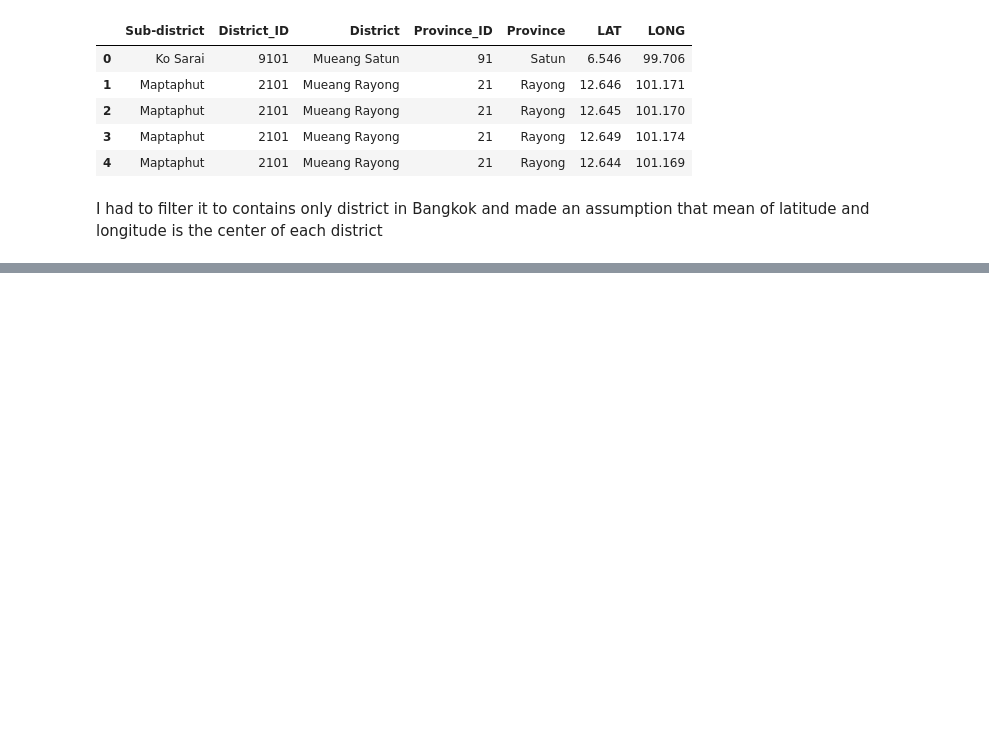
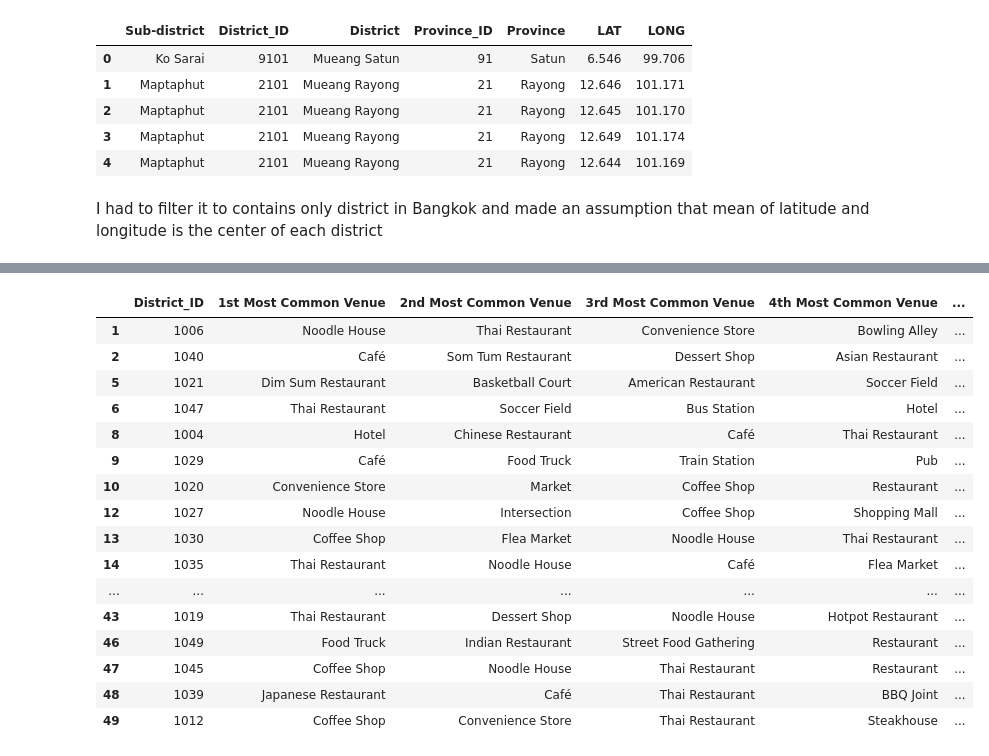
Before and after one commit to boontawatk/Coursera_Capstone, a Jupyter notebook: Describe Data.ipynb, the cells around one changed output, grey strips where cells are left out. Saved outputs shown, nothing was run; the diff lists cells and outputs as text; code cells hidden in the pictures; blank space fills up the shorter version.

```diff
--- a/Describe Data.ipynb
+++ b/Describe Data.ipynb
@@ -43,0 +188,6 @@ df_usable
+# %%
+def return_most_common_venues(row, num_top_venues):
+    row_categories = row.iloc[1:]
+    row_categories_sorted = row_categories.sort_values(ascending=False)
+
+    return row_categories_sorted.index.values[0:num_top_venues]
@@ -43,0 +306,20 @@ df_usable
+# %%
+bangkok_merged.loc[bangkok_merged['Cluster Labels'] == 0, bangkok_merged.columns[[1] + list(range(5, bangkok_merged.shape[1]))]]
+# %% [output]
+|  | District_ID | 1st Most Common Venue | 2nd Most Common Venue | 3rd Most Common Venue | 4th Most Common Venue | ... |
+| 1 | 1006 | Noodle House | Thai Restaurant | Convenience Store | Bowling Alley | ... |
+| 2 | 1040 | Café | Som Tum Restaurant | Dessert Shop | Asian Restaurant | ... |
+| 5 | 1021 | Dim Sum Restaurant | Basketball Court | American Restaurant | Soccer Field | ... |
+| 6 | 1047 | Thai Restaurant | Soccer Field | Bus Station | Hotel | ... |
+| 8 | 1004 | Hotel | Chinese Restaurant | Café | Thai Restaurant | ... |
+| 9 | 1029 | Café | Food Truck | Train Station | Pub | ... |
+| 10 | 1020 | Convenience Store | Market | Coffee Shop | Restaurant | ... |
+| 12 | 1027 | Noodle House | Intersection | Coffee Shop | Shopping Mall | ... |
+| 13 | 1030 | Coffee Shop | Flea Market | Noodle House | Thai Restaurant | ... |
+| 14 | 1035 | Thai Restaurant | Noodle House | Café | Flea Market | ... |
+| ... | ... | ... | ... | ... | ... | ... |
+| 43 | 1019 | Thai Restaurant | Dessert Shop | Noodle House | Hotpot Restaurant | ... |
+| 46 | 1049 | Food Truck | Indian Restaurant | Street Food Gathering | Restaurant | ... |
+| 47 | 1045 | Coffee Shop | Noodle House | Thai Restaurant | Restaurant | ... |
+| 48 | 1039 | Japanese Restaurant | Café | Thai Restaurant | BBQ Joint | ... |
+| 49 | 1012 | Coffee Shop | Convenience Store | Thai Restaurant | Steakhouse | ... |
```
Also changed, not shown: parts of 21 cells of this notebook, 2 other files.
